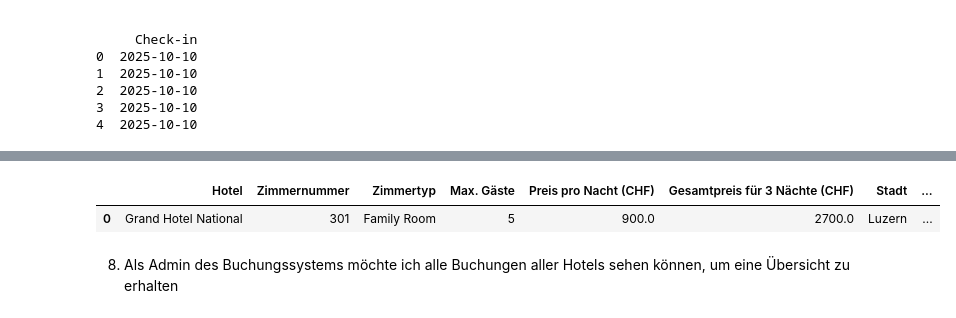
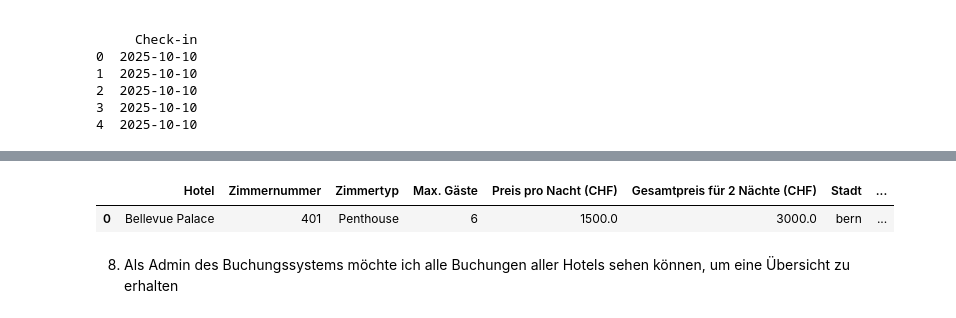
Before and after one commit to AEPFS2025Group14/Hotelreservationsystem, a Jupyter notebook: Hotelreservation.ipynb, the cells around one changed output, grey strips where cells are left out. Saved outputs shown, nothing was run; the diff lists cells and outputs as text; code cells hidden in the pictures.

```diff
--- a/Hotelreservation.ipynb
+++ b/Hotelreservation.ipynb
@@ -99,14 +112,15 @@ shutil.copyfile(source, db_file)
 hotel_mgr = HotelManager()
 
 try:
-    city_input = input("Stadt eingeben: ")
+    city_input = input("Stadt eingeben: ").strip().capitalize()
     stars_input = int(input("Sterne eingeben: "))
 
 
     hotels = hotel_mgr.search_hotels_by_city_and_stars(city_input, stars_input)
     for h in hotels:
         print(f"Hotel Name: {h.name} in der Stadt {city_input},\nAnzahl Sterne: {h.stars}")
-
+    else:
+        print(f"Wir haben leider kein passendes Hotel in {city_input} gefunden.")
 except ValueError as e:
     print("Fehler:", e)
 # %% [output]
@@ -122,6 +136,7 @@ Zimmer pro Buchung)
 from business_logic.hotel_manager import HotelManager
 import traceback
 import shutil
+import time
 
 source = "database/hotel_reservation_sample.db"
 db_file = "database/working_db.db"
@@ -132,24 +147,23 @@ hotel_mgr = HotelManager()
 
 
 try:
-    city_input = input("Stadt eingeben: ")
+    city_input = input("Stadt eingeben: ").strip().capitalize()
     stars_input = int(input("Sterne eingeben: "))
     guests_input = int(input("Anzahl Gäste eingeben: "))
 
-    print(f"Suche Hotels in {city_input} mit {stars_input} Sternen und mindestens {guests_input} Gästen pro Zimmer...")
+    print(f"Suche Hotels in {city_input} mit {stars_input} Sternen und mindestens {guests_input} Gästen pro Zimmer")
+    time.sleep(2)
 
     hotels = hotel_mgr.search_hotels_for_guests(city_input, stars_input, guests_input)
 
 
     if not hotels:
-        print("Keine Hotels gefunden. Mögliche Ursachen:")
-        print("- Keine Hotels in der Stadt mit dieser Sternezahl.")
-        print("- Keine Zimmer mit ausreichend Kapazität (max_guests).")
-        print("- Fehler in der SQL-Abfrage oder Datenbankverbindung.")
+        print("\nKeine Hotels gefunden. Mögliche Ursachen:")
+        print("Keine Hotels in der Stadt mit dieser Sternezahl.")
+        print(f"Keine Zimmer mit ausreichend Kapazität {guests_input}.")
     else:
         for h in hotels:
-            # Da hotel.room_type eine Liste ist, besser erst prüfen, z.B. erstes Element nehmen
-            if h._Hotel__room_type:  # Zugriff auf private Liste, besser Property nutzen falls vorhanden
+            if h._Hotel__room_type:
                 max_guests = h._Hotel__room_type[0].max_guests
             else:
                 max_guests = "keine Raumtypen gefunden"
@@ -343,7 +404,7 @@ hotel_mgr = HotelManager()
 
 
 try:
-    city_input = input("Stadt eingeben: ")
+    city_input = input("Stadt eingeben: ").strip().capitalize()
     check_in = input("Check-in Datum eingeben (YYYY-MM-DD): ")
     check_out = input("Check-out Datum eingeben (YYYY-MM-DD): ")
 
@@ -448,7 +527,7 @@ hotel_mgr = HotelManager()
 
 try:
 
-    city_input = input("Stadt eingeben: ").strip()
+    city_input = input("Stadt eingeben: ").strip().capitalize()
     check_in = input("Check-in Datum eingeben (YYYY-MM-DD): ").strip()
     check_out = input("Check-out Datum eingeben (YYYY-MM-DD): ").strip()
     check_in_date = datetime.strptime(check_in, "%Y-%m-%d")
@@ -1183,5 +1406,6 @@ except ValueError as e:
 # %%
 from datetime import datetime
+from business_logic.hotel_manager import HotelManager
 from data_access.hotel_data_access import HotelDataAccess
 import pandas as pd
 import shutil
@@ -1191,7 +1415,7 @@ import traceback
 source = "database/hotel_reservation_sample.db"
 db_file = "database/working_db.db"
 shutil.copyfile(source, db_file)
-hotel_da = HotelDataAccess(db_file)
+hotel_mgr = HotelManager()
 
 try:
 
@@ -1201,55 +1425,60 @@ try:
     guests = int(input("Wie viele Gäste reisen an? ").strip())
 
 
+    check_in_str = input("Check-in Datum (YYYY-MM-DD): ").strip()
+    check_out_str = input("Check-out Datum (YYYY-MM-DD): ").strip()
+
     check_in_date = datetime.strptime(check_in_str, "%Y-%m-%d").date()
     check_out_date = datetime.strptime(check_out_str, "%Y-%m-%d").date()
+
     if check_in_date >= check_out_date:
-        raise ValueError("Das Check-out-Datum muss nach dem Check-in-Datum liegen.")
+        raise ValueError("Check-out-Datum muss nach dem Check-in-Datum liegen.")
 
 
     nights = (check_out_date - check_in_date).days
 
 
 
-    alle_hotels = hotel_da.search_hotel_combinated(
+    alle_hotels = hotel_mgr.search_hotel_combinated(
         city=city,
         check_in_date=check_in_str,
         check_out_date=check_out_str,
-        min_stars=0,
+        min_stars=1,
         max_guests=guests
     )
 
     daten = []
     for hotel in alle_hotels:
         for room in hotel.rooms:
 
-            dynamic_price = hotel_da.get_dynamic_room_prices(check_in_str)
+           dynamic_price = hotel_mgr.get_dynamic_room_prices(check_in_date=check_in_str,check_out_date=check_out_str)
 
-            matching_room = next((r for r in dynamic_price if r["Zimmernummer"] == room.room_number and r["Hotel"] == hotel.name), None)
-            if matching_room:
+
+           matching_room = next((r for r in dynamic_price if r["Zimmernummer"] == room.room_number and r["Hotel"] == hotel.name), None)
+           if matching_room:
                 daten.append({
                     "Hotel": hotel.name,
                     "Zimmernummer": room.room_number,
                     "Zimmertyp": room.room_type.description,
                     "Max. Gäste": room.room_type.max_guests,
                     "Preis pro Nacht (CHF)": matching_room["Dynamischer Preis (CHF)"],
                     f"Gesamtpreis für {nights} Nächte (CHF)": round(matching_room["Dynamischer Preis (CHF)"] * nights, 2),
                     "Stadt": city,
                     "Check-in": check_in_str,
                     "Check-out": check_out_str
                 })
 
     if daten:
         df = pd.DataFrame(daten)
         display(df)
     else:
         print("Keine passenden Zimmer gefunden.")
 
 except Exception as e:
     print("Ein Fehler ist aufgetreten:")
     traceback.print_exc()
 # %% [output]
-|  | Hotel | Zimmernummer | Zimmertyp | Max. Gäste | Preis pro Nacht (CHF) | Gesamtpreis für 3 Nächte (CHF) | Stadt | ... |
-| 0 | Grand Hotel National | 301 | Family Room | 5 | 900.0 | 2700.0 | Luzern | ... |
+|  | Hotel | Zimmernummer | Zimmertyp | Max. Gäste | Preis pro Nacht (CHF) | Gesamtpreis für 2 Nächte (CHF) | Stadt | ... |
+| 0 | Bellevue Palace | 401 | Penthouse | 6 | 1500.0 | 3000.0 | bern | ... |
 # %% [markdown]
 8. Als Admin des Buchungssystems möchte ich alle Buchungen aller Hotels sehen können, um eine Übersicht zu erhalten
```
Also changed, not shown: parts of 32 cells of this notebook, 4 other files.
